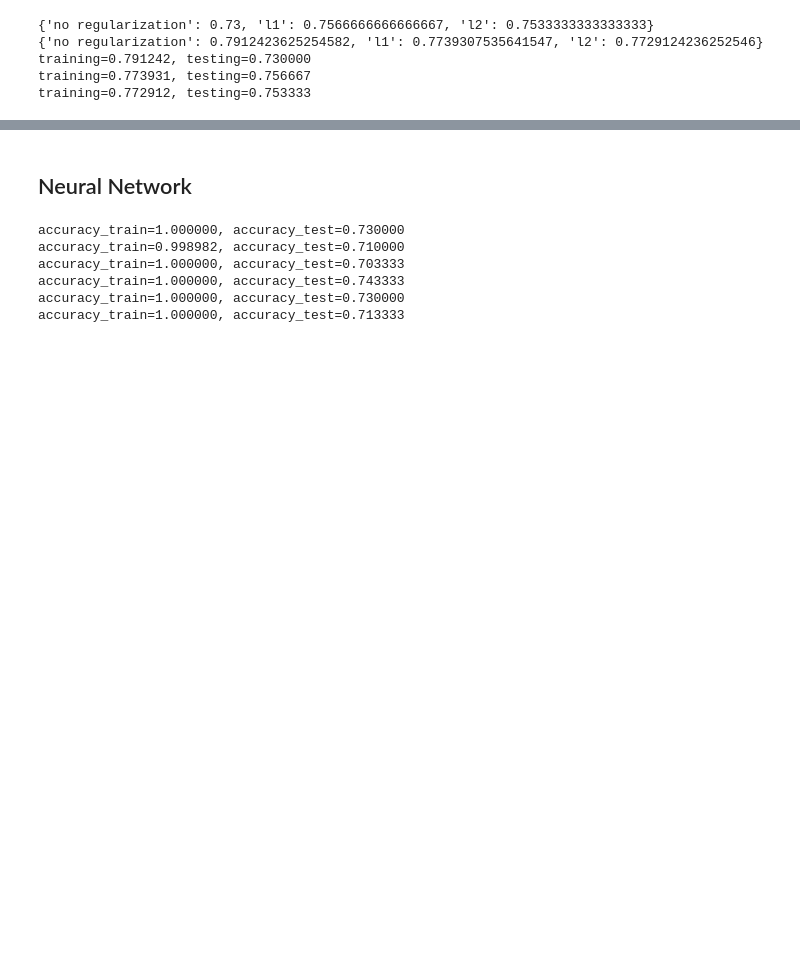
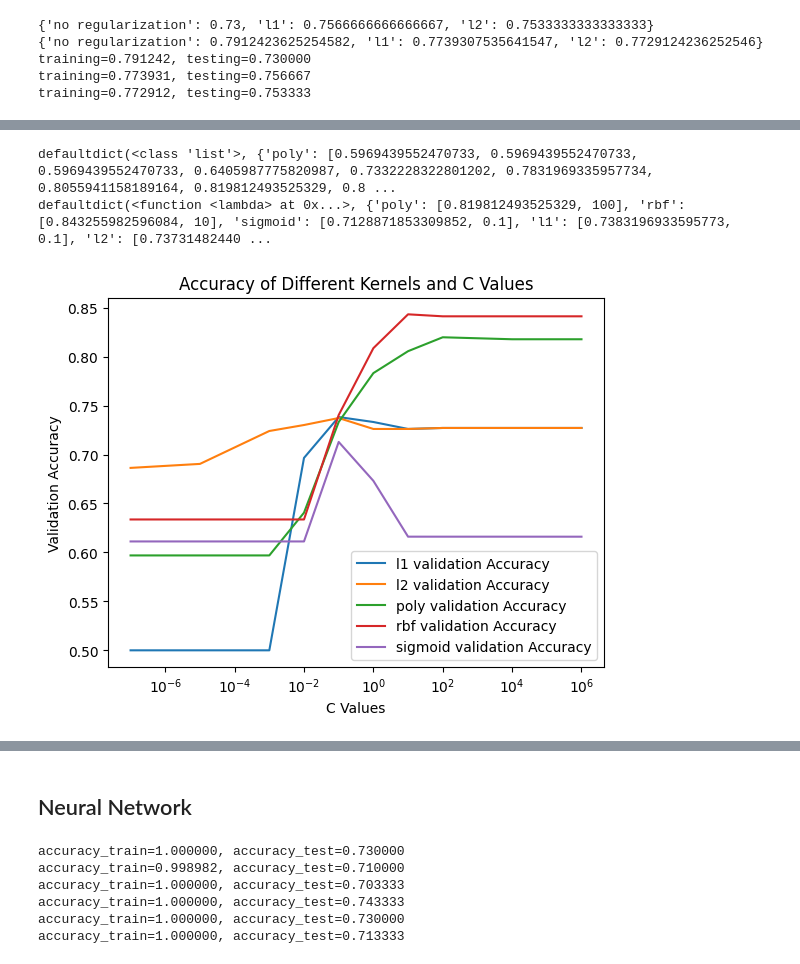
Before and after one commit to JETSlN/ML-Project, a Jupyter notebook: MLPROJECT.ipynb, the cells around one changed output, grey strips where cells are left out. Saved outputs shown, nothing was run; the diff lists cells and outputs as text; code cells hidden in the pictures; blank space fills up the shorter version.

```diff
--- a/MLPROJECT.ipynb
+++ b/MLPROJECT.ipynb
@@ -493,0 +490,28 @@ plt.show()
+# %%
+# get best c for kernels
+from collections import defaultdict
+
+validation_accuracy = defaultdict(list)
+degree = 2
+kfold = 5
+best_c = defaultdict(lambda: [0, 0])
+
+# k-fold cross validation with different C values
+for kernel in ["poly", "rbf", "sigmoid"]:
+    for c in [0.0000001, 0.00001, 0.001, 0.01, 0.1, 1, 10, 100, 10000, 1000000]:
+        clf = SVC(kernel=kernel, C=c, degree=degree)
+        validation = cross_val_score(clf, X_train, y_train, cv=kfold).mean()  # validation accuracy
+        if validation > best_c[kernel][0]:
+            best_c[kernel] = [validation, c]
+        validation_accuracy[kernel].append(validation)
+# %%
+# get best c for linear kernels
+# k-fold cross validation with different C values
+kfold = 5
+for kernel, loss in [("l1", "squared_hinge"), ("l2", "squared_hinge")]:
+    for c in [0.0000001, 0.00001, 0.001, 0.01, 0.1, 1, 10, 100, 10000, 1000000]:
+        clf = LinearSVC(penalty=kernel, loss=loss, C=c, dual=False, max_iter=10000)
+        validation = cross_val_score(clf, X_train, y_train, cv=kfold).mean()
+        if validation > best_c[kernel][0]:
+            best_c[kernel] = [validation, c]
+        validation_accuracy[kernel].append(validation)
@@ -493,0 +528,16 @@ plt.show()
+# %%
+# plot validation accuracy
+print(validation_accuracy)
+print(best_c)
+for kernel in ["l1", "l2", "poly", "rbf", "sigmoid"]:
+    plt.plot([0.0000001, 0.00001, 0.001, 0.01, 0.1, 1, 10, 100, 10000, 1000000], validation_accuracy[kernel], label=f'{kernel} validation Accuracy')
+plt.xscale('log')
+plt.title('Accuracy of Different Kernels and C Values')
+plt.xlabel('C Values')
+plt.ylabel('Validation Accuracy')
+plt.legend()
+plt.show()
+# %% [output]
+defaultdict(<class 'list'>, {'poly': [0.5969439552470733, 0.5969439552470733, 0.5969439552470733, 0.6405987775820987, 0.7332228322801202, 0.7831969335957734, 0.8055941158189164, 0.819812493525329, 0.8 ...
+defaultdict(<function <lambda> at 0x...>, {'poly': [0.819812493525329, 100], 'rbf': [0.843255982596084, 10], 'sigmoid': [0.7128871853309852, 0.1], 'l1': [0.7383196933595773, 0.1], 'l2': [0.73731482440 ...
+[figure, added]
```
Also changed, not shown: parts of 15 cells of this notebook.
